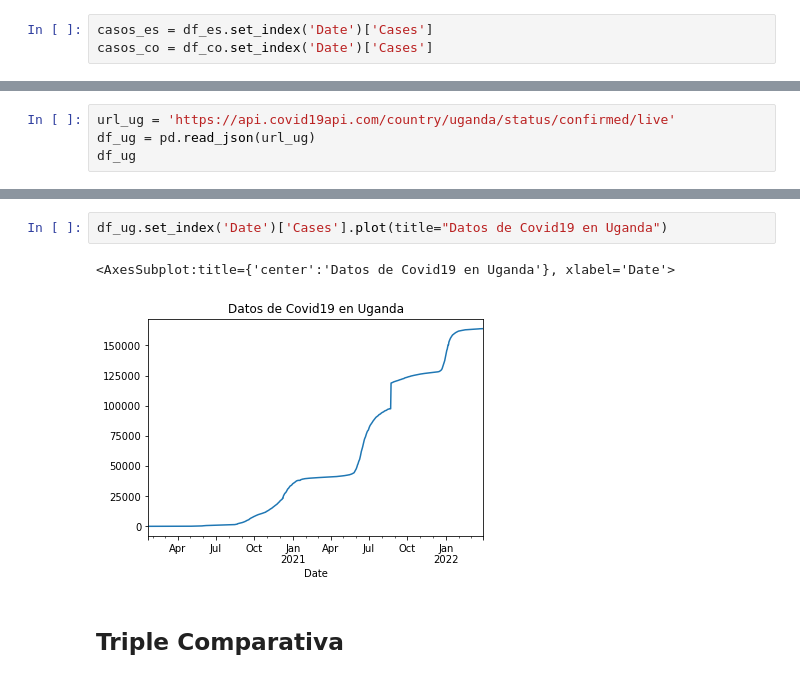
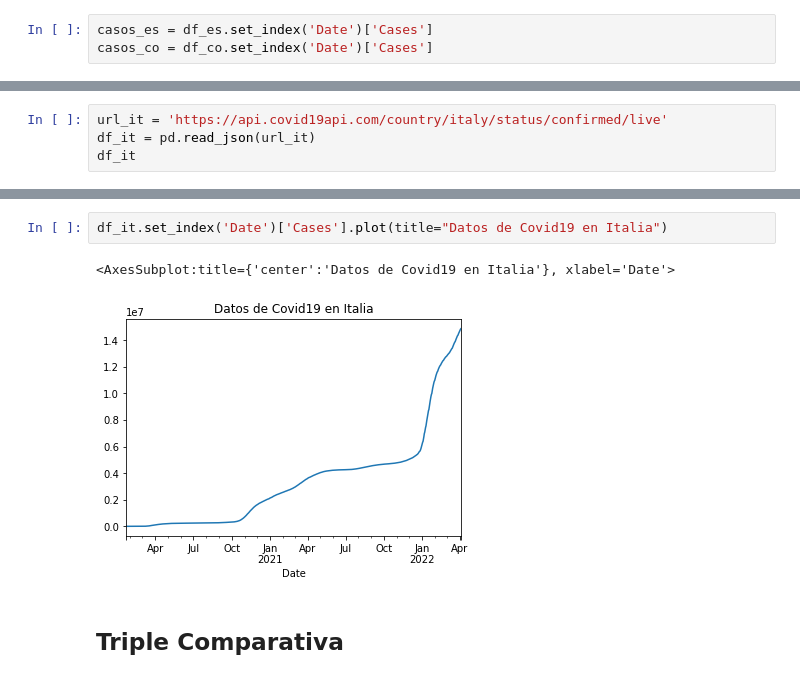
Before and after one commit to nebrijas/periodismodedatos-MiramBT16, a Jupyter notebook: api-covid19-pandas.ipynb, the cells around one changed output, grey strips where cells are left out. Drawn from its saved outputs; the diff is of its cells as text.

Commit message:
api-covid19-pandas

```diff
--- a/api-covid19-pandas.ipynb
+++ b/api-covid19-pandas.ipynb
@@ -301,6 +339,6 @@ vs.plot(title="España VS Colombia",kind='area')
 # %%
-url_ug = 'https://api.covid19api.com/country/uganda/status/confirmed/live'
-df_ug = pd.read_json(url_ug)
-df_ug
+url_it = 'https://api.covid19api.com/country/italy/status/confirmed/live'
+df_it = pd.read_json(url_it)
+df_it
 # %% [output]
 |  | Country | CountryCode | Province | City | CityCode | Lat | Lon | Cases | Status | Date |
@@ -319,7 +357,7 @@ df_ug
 # %%
-df_ug.set_index('Date')['Cases'].plot(title="Datos de Covid19 en Uganda")
+df_it.set_index('Date')['Cases'].plot(title="Datos de Covid19 en Italia")
 # %% [output]
-<AxesSubplot:title={'center':'Datos de Covid19 en Uganda'}, xlabel='Date'>
+<AxesSubplot:title={'center':'Datos de Covid19 en Italia'}, xlabel='Date'>
-[figure, old version]
+[figure, new version]
 # %% [markdown]
 ## Triple Comparativa
```
Also changed, not shown: parts of 51 cells of this notebook.
